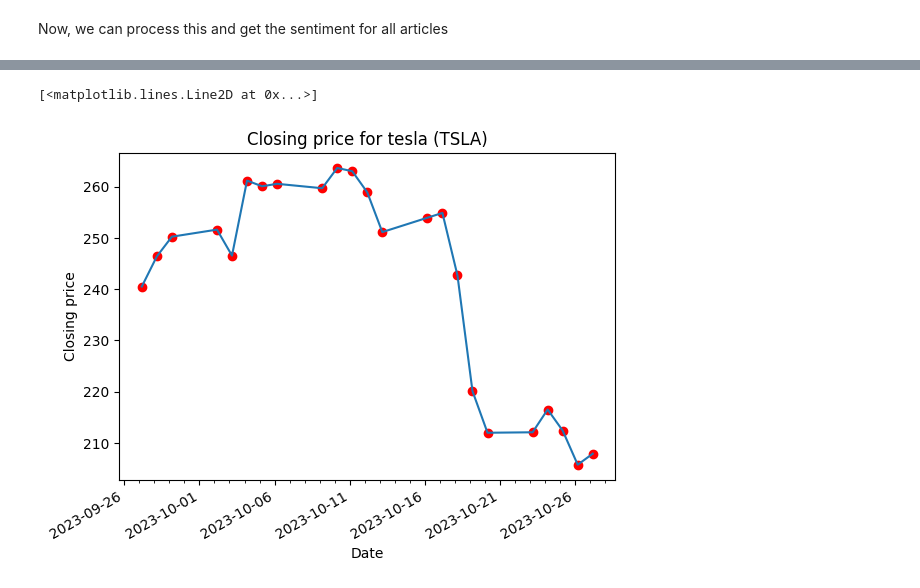
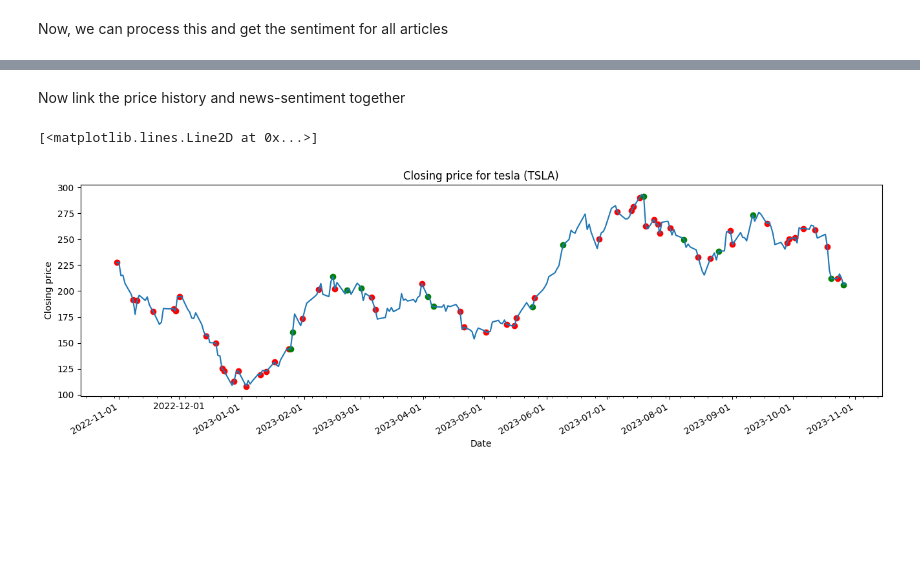
Before and after one commit to gracjaan/StockAnalyzer, a Jupyter notebook: news_analysis.ipynb, the cells around one changed output, grey strips where cells are left out. Cells and saved outputs as stored; diff of their text form; code cells hidden in the pictures; blank space fills up the shorter version.

Commit message:
feat: generate graph

```diff
--- a/news_analysis.ipynb
+++ b/news_analysis.ipynb
@@ -75,29 +107,21 @@ Now, we can process this and get the sentiment for all articles
 # %%
 sentiment_per_day = {}
 
-# sort per day
-groups = defaultdict(list)
+# Go through the articles per day
+for date in articles:
+  group = articles[date]
 
-for obj in news:
-  print(obj['publishedAt'])
-  groups[obj['publishedAt']].append(obj)
-
-grouped_news = groups.values()
-
-
-# TODO: GROUPS ARE NOT SPLIT CORRECTLY
-
-for group in grouped_news:
   score = 0
-  date = datetime.strptime(group[0]['publishedAt'], '%Y-%m-%dT%H:%M:%SZ')
 
   for article in group:
-    sc = sentiment_pipeline(article['content'])[0]
+    # Get the first 512 characters, the model cant handle more.
+    sc = sentiment_pipeline(article[:512])[0]
     if sc['label'] == 'POSITIVE':
       score += sc['score']
     else:
       score -= sc['score']
 
-  # print(f'{date} {score} {"positive" if score > 0 else "negative"}')
-  sentiment_per_day[date.strftime('%Y-%m-%d')] = score
+  sentiment_per_day[date] = score
+
+sentiment_per_day
 # %% [output]
@@ -121,38 +145,41 @@ for group in grouped_news:
+# %% [markdown]
+Now link the price history and news-sentiment together
 # %%
-import matplotlib.dates as mdates
-
 closing = price_history.get('Close')
 
 fig, ax = plt.subplots()
+
+fig.set_figwidth(16)
 
 x = closing.index.to_pydatetime()
 y = closing
 
 ax.set_title(f'Closing price for {COMPANY} ({SYMBOL})')
 
 ax.set_xlabel('Date')
-ax.xaxis.set_major_locator(mdates.DayLocator(interval=5))
-ax.xaxis.set_minor_locator(mdates.DayLocator(interval=1))
+ax.xaxis.set_major_locator(mdates.MonthLocator())
+ax.xaxis.set_minor_locator(mdates.DayLocator(interval=7))
 
 ax.xaxis.set_major_formatter(mdates.DateFormatter('%Y-%m-%d'))
 fig.autofmt_xdate()
 
-
 ax.set_ylabel('Closing price')
-# ax.plot(x, y)
 
 for date in x:
   price = closing[date]
 
-  d = f'{date.year}-{date.month}-{date.day}'
+  d = datetime(date.year, date.month, date.day)
 
-  # color = 'green' if sentiment_per_day[d] == 'positive' else 'red'
+  sentiment = sentiment_per_day.get(d)
 
-  # TODO: decide the color
+  color = 'green' if sentiment and sentiment > 0 else 'red'
 
-  ax.scatter(date, price, color='red')
+  # print(f'Datetime: {d} sentiment: {sentiment} color: {color}')
+
+  if sentiment != None:
+    ax.scatter(date, price, color=color)
 
 ax.plot(x, y)
 # %% [output]
 [<matplotlib.lines.Line2D at 0x...>]
-[figure, old version]
+[figure, new version]
```
Also changed, not shown: parts of 11 cells of this notebook.
